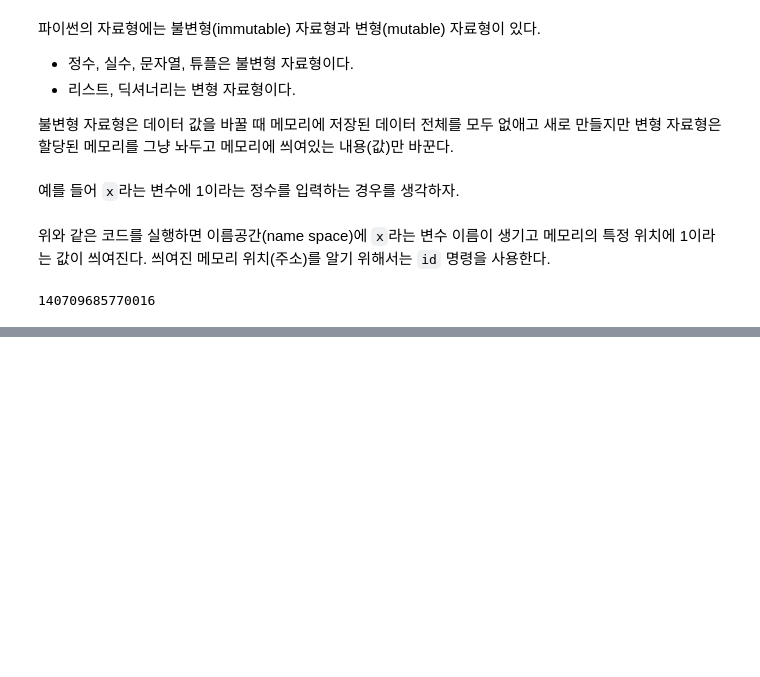
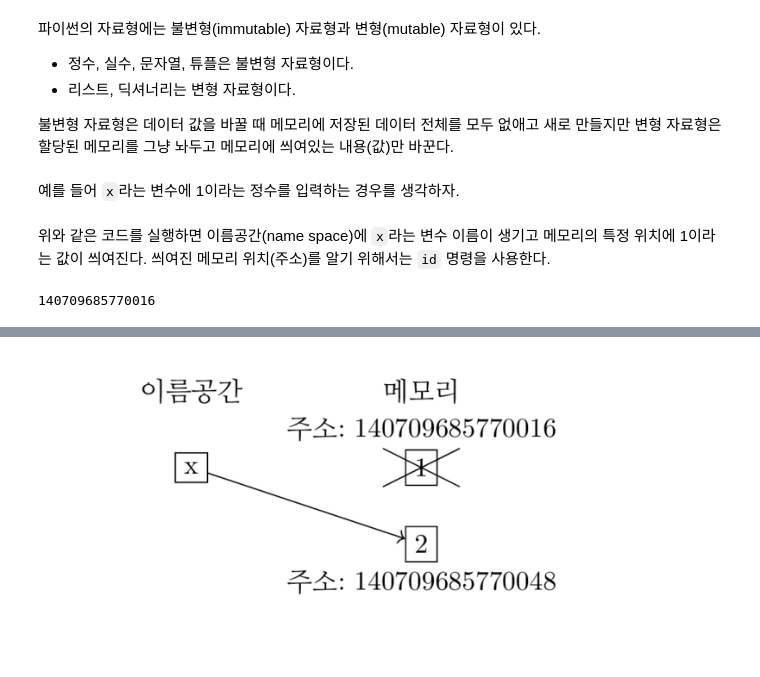
Before and after one commit to datascienceschool/book, a Jupyter notebook: _sources/01 python/02.14 파이썬의 자료형.ipynb, the cells around one changed output, grey strips where cells are left out. Cells and saved outputs as stored; diff of their text form; code cells hidden in the pictures; blank space fills up the shorter version.

```diff
--- a/_sources/01 python/02.14 파이썬의 자료형.ipynb
+++ b/_sources/01 python/02.14 파이썬의 자료형.ipynb
@@ -186,0 +195,20 @@ id(x)
+# %%
+%%tikz -p kotex,pgfplots -l arrows.meta,calc -s 2000,1200 -f png
+
+\coordinate (leftbottom) at (-2,-2.5);
+\coordinate (righttop) at (7,1.5);
+\fill[white,use as bounding box] (leftbottom) rectangle (righttop);
+\draw[help lines, white] (leftbottom) grid (righttop);
+
+\node at (0, 1) {이름공간};
+\node at (3, 1) {메모리};
+\node[draw] at (0,0) (x) {x};
+\node[draw] at (3, 0) (1) {1};
+\draw (2.5, -0.25) -- (3.5, 0.25);
+\draw (2.5, 0.25) -- (3.5, -0.25);
+\node[draw] at (3, -1) (2) {2};
+\draw[->] (x) -- (2);
+\node at(3, 0.5) {주소: 140709685770016};
+\node at(3, -1.5) {주소: 140709685770048};
+# %% [output]
+[figure, added]
```
Also changed, not shown: parts of 4 cells of this notebook, 4 other files.
